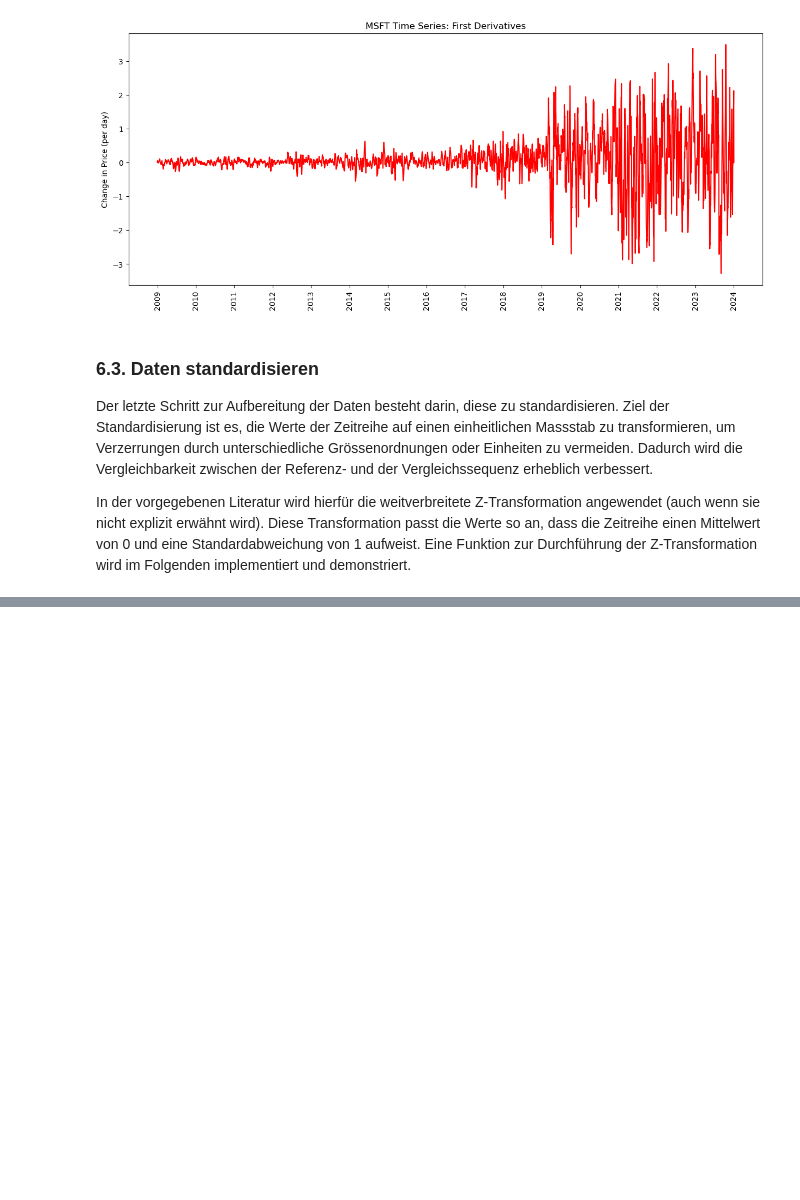
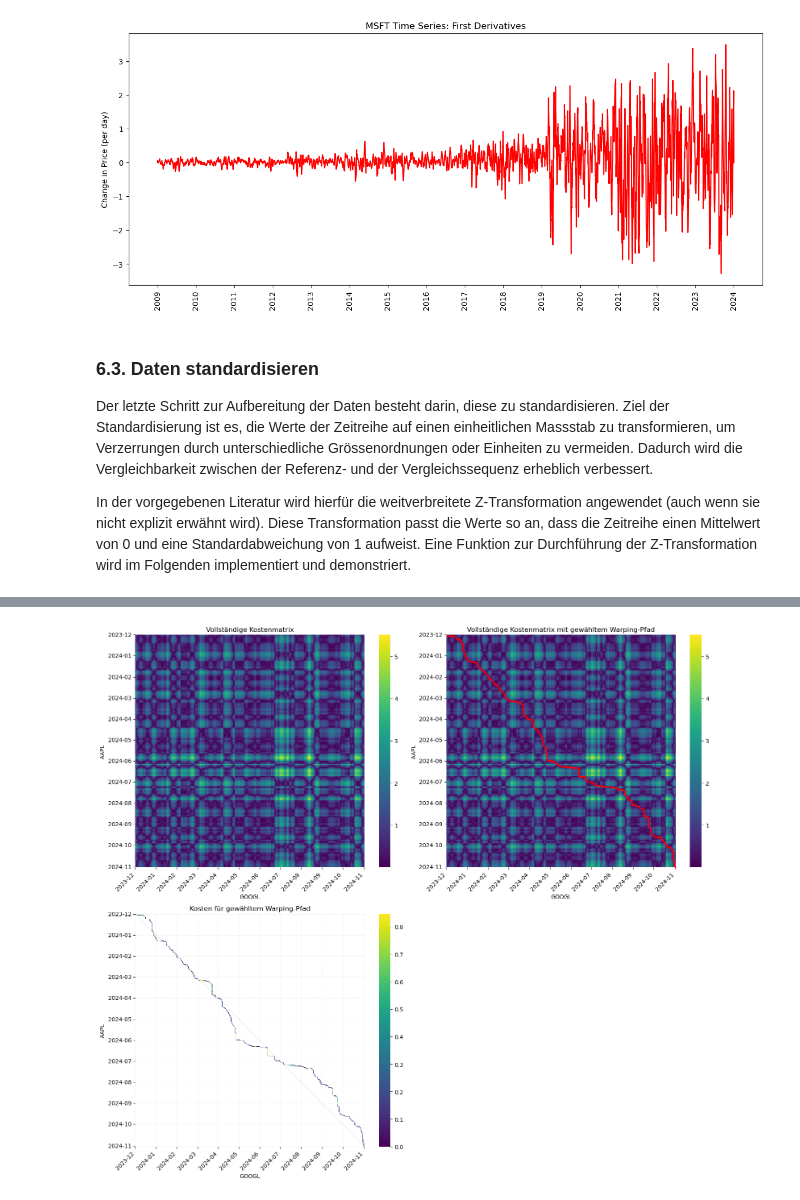
Before and after one commit to yannluethi/DIFA, a Jupyter notebook: DIFA_DTW.ipynb, the cells around one changed output, grey strips where cells are left out. Drawn from its saved outputs; the diff is of its cells as text; code cells hidden in the pictures; blank space fills up the shorter version.

```diff
--- a/DIFA_DTW.ipynb
+++ b/DIFA_DTW.ipynb
@@ -413,0 +505,56 @@ Standard deviation of standardized first derivatives: 1.0
+# %%
+# calculate full and sparse cost matrices for the two assets
+full_cost_matrix = np.abs(np.array(cmpData[0]['stdDerivatives'])[:, None] - np.array(cmpData[1]['stdDerivatives'])[None, :])
+sparse_cost_matrix = np.full_like(full_cost_matrix, np.inf)
+for i, j in path:
+    sparse_cost_matrix[i, j] = full_cost_matrix[i, j] # fill the sparse cost matrix with the values from the full cost matrix along the alignment path
+
+# define the ticks and labels for the heatmaps
+ticks = np.linspace(0, daysToCompare - 1, 12, dtype=int) # one tick per month
+labels = [str(dates[-daysToCompare:][j])[:7] for j in ticks] # get the first 7 characters of the date strings for each tick ('YYYY-MM')
+
+# helper function to set the ticks and labels for the heatmaps to reduce redundancy
+def setTicksAndLabels(ax):
+    ax.set_xticks(ticks)
+    ax.set_yticks(ticks)
+    ax.set_xticklabels(labels, rotation=45, ha='right')
+    ax.set_yticklabels(labels, rotation=0)
+    return ax
+
+# create plot grid for cost matrices
+fig, axs = plt.subplots(2, 2, figsize=(16, 14))
+
+# full cost matrix (upper left plot)
+sns.heatmap(full_cost_matrix, cmap='viridis', cbar=True, ax=axs[0, 0])
+setTicksAndLabels(axs[0, 0])
+axs[0, 0].set_title('Vollständige Kostenmatrix')
+axs[0, 0].set_ylabel(cmpData[0]['ticker'])
+axs[0, 0].set_xlabel(cmpData[1]['ticker'])
+
+# full cost matrix with marked warping path (upper right plot)
+sns.heatmap(full_cost_matrix, cmap='viridis', cbar=True, ax=axs[0, 1])
+setTicksAndLabels(axs[0, 1])
+for (i, j) in path:
+    axs[0, 1].plot(j + 0.5, i + 0.5, 'r.', markersize=3)
+axs[0, 1].set_title('Vollständige Kostenmatrix mit gewähltem Warping-Pfad')
+axs[0, 1].set_ylabel(cmpData[0]['ticker'])
+axs[0, 1].set_xlabel(cmpData[1]['ticker'])
+
+# plot the sparse cost matrix for warping path (lower left plot)
+sns.heatmap(sparse_cost_matrix, cmap='viridis', cbar=True, ax=axs[1, 0],
+            vmin=0, vmax=np.nanmax(np.where(sparse_cost_matrix != np.inf, sparse_cost_matrix, np.nan)) * 0.5)
+setTicksAndLabels(axs[1, 0])
+diagonal = range(min(daysToCompare, daysToCompare))
+axs[1, 0].plot(diagonal, diagonal, color='grey', linestyle='--', linewidth=0.5, alpha=0.5)
+axs[1, 0].grid(color='gray', linestyle='--', linewidth=0.5, alpha=0.2)
+axs[1, 0].set_title('Kosten für gewähltem Warping-Pfad')
+axs[1, 0].set_ylabel(cmpData[0]['ticker'])
+axs[1, 0].set_xlabel(cmpData[1]['ticker'])
+
+# leave the lower right plot empty
+axs[1, 1].axis('off')
+
+plt.tight_layout()
+plt.show()
+# %% [output]
+[figure, added]
```
Also changed, not shown: parts of 38 cells of this notebook, 1 other file.
